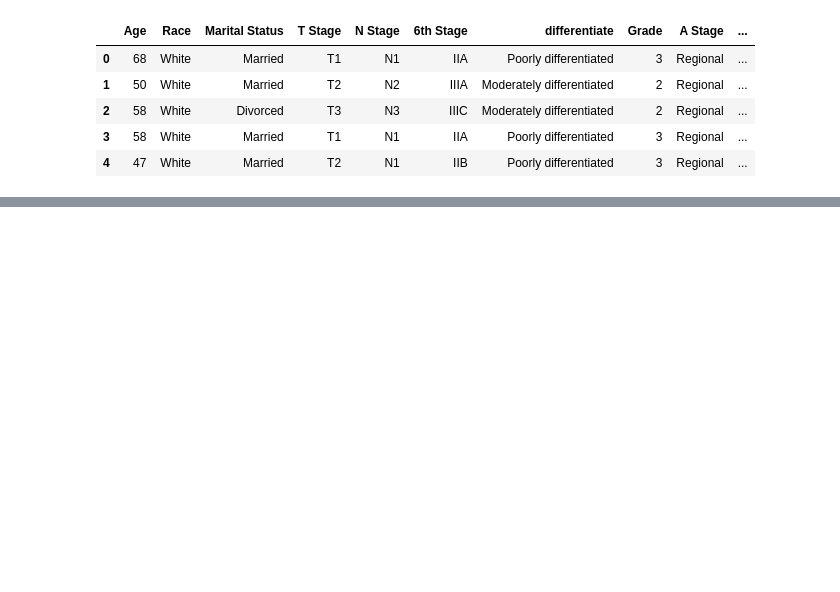
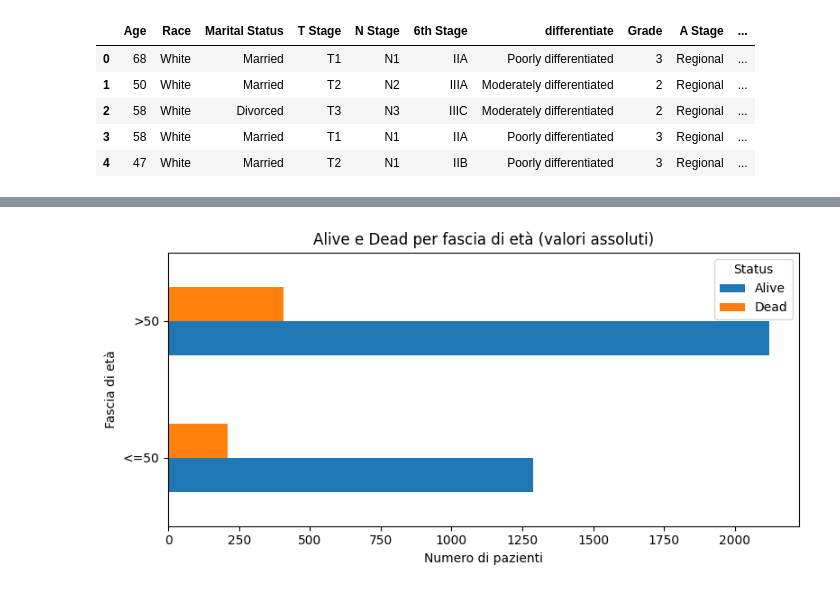
Before and after one commit to andreeriga/Scientific-Visualization-Magistrale, a Jupyter notebook: notebooks/breast.ipynb, the cells around one changed output, grey strips where cells are left out. Cells and saved outputs as stored; diff of their text form; code cells hidden in the pictures; blank space fills up the shorter version.

```diff
--- a/notebooks/breast.ipynb
+++ b/notebooks/breast.ipynb
@@ -16,0 +59,34 @@ df.head(5)
+# %%
+#confronto tra età e stato finale
+
+
+
+# Creiamo la colonna per la fascia di età
+df["AgeGroup"] = df["Age"].apply(lambda x: ">50" if x > 50 else "<=50")
+
+# Calcolo dei conteggi assoluti
+counts = (
+    df.groupby("AgeGroup")["Status"]
+      .value_counts()
+      .rename("Count")
+      .reset_index()
+)
+
+# Pivot per ottenere colonne separate per Alive/Dead
+plot_df = counts.pivot(index="AgeGroup", columns="Status", values="Count")
+
+# Ordinare fasce età
+plot_df = plot_df.loc[["<=50", ">50"]]
+
+# Grafico a barre orizzontali
+plot_df.plot(kind="barh", stacked=False, figsize=(8, 4))
+
+plt.xlabel("Numero di pazienti")
+plt.ylabel("Fascia di età")
+plt.title("Alive e Dead per fascia di età (valori assoluti)")
+plt.legend(title="Status")
+
+plt.tight_layout()
+plt.show()
+# %% [output]
+[figure, added]
```
Also changed, not shown: parts of 3 cells of this notebook, 2 other files.
